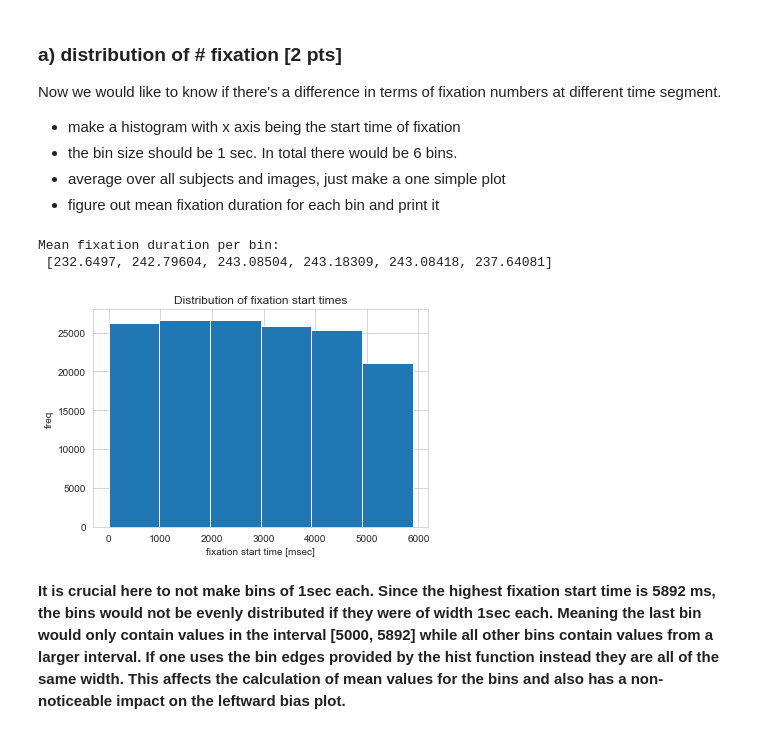
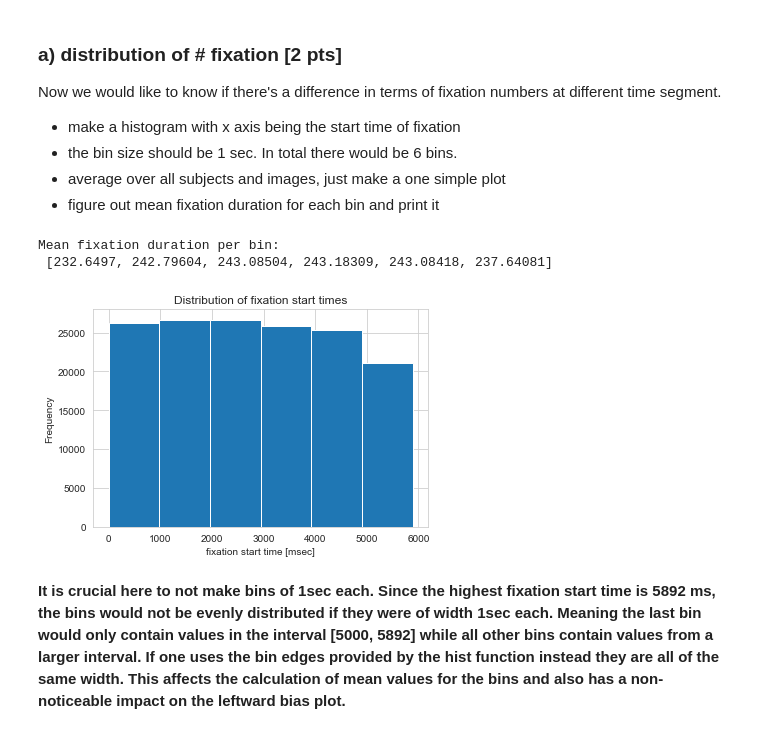
Before and after one commit to NBP-ACC/week-7-acc_01, a Jupyter notebook: Sheet05.ipynb, the cells around one changed output. Drawn from its saved outputs; the diff is of its cells as text; code cells hidden in the pictures.

```diff
--- a/Sheet05.ipynb
+++ b/Sheet05.ipynb
@@ -237,18 +251,22 @@ Now we would like to know if there's a difference in terms of fixation numbers a
 - average over all subjects and images, just make a one simple plot
 - figure out mean fixation duration for each bin and print it
 # %%
+# Initialize the plot
 fig, ax = plt.subplots()
+# Generate the histogram with 6 evenly spaced bins. Store count and bins in variables
 n, bins, _ = ax.hist(df_clean.start, bins=6)
-ax.set(ylabel = 'freq', xlabel='fixation start time [msec]', title='Distribution of fixation start times');
+# Set the asthetics
+ax.set(ylabel = 'Frequency', xlabel='fixation start time [msec]', title='Distribution of fixation start times');
+# Compute the mean fixation duration for each bin
 mean = []
 for (i,b) in enumerate(bins[:6]):
     mean_bin = df_clean[(df_clean["start"] >= b) & (df_clean["start"] < bins[i+1])].duration.mean()
     mean.append(mean_bin)
 print("Mean fixation duration per bin: \n", mean)
 # %% [output]
 Mean fixation duration per bin:
  [232.6497, 242.79604, 243.08504, 243.18309, 243.08418, 237.64081]
-[figure, old version]
+[figure, new version]
 # %% [markdown]
 **It is crucial here to not make bins of 1sec each. Since the highest fixation start time is 5892 ms, the bins would not be evenly distributed if they were of width 1sec each. Meaning the last bin would only contain values in the interval [5000, 5892] while all other bins contain values from a larger interval. If one uses the bin edges provided by the hist function instead they are all of the same width. This affects the calculation of mean values for the bins and also has a non-noticeable impact on the leftward bias plot.**
 # %% [markdown]
```
Also changed, not shown: parts of 11 cells of this notebook.
